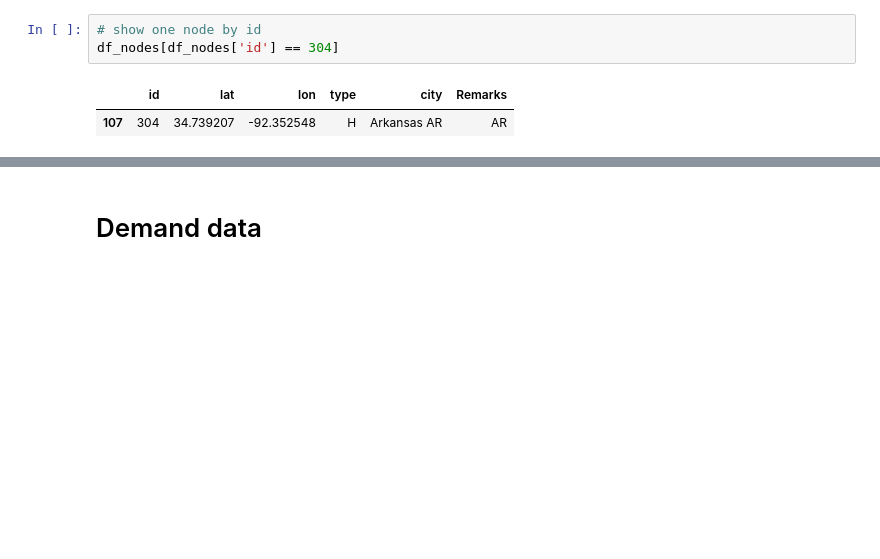
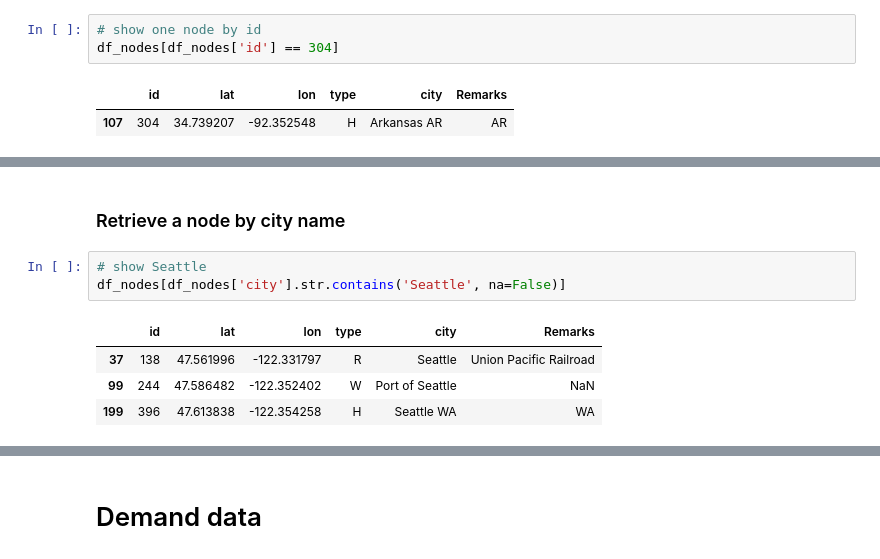
Before and after one commit to ILABUTK/RECOIL_Datasets, a Jupyter notebook: usage.ipynb, the cells around one changed output, grey strips where cells are left out. Drawn from its saved outputs; the diff is of its cells as text; blank space fills up the shorter version.

```diff
--- a/usage.ipynb
+++ b/usage.ipynb
@@ -114,0 +123,10 @@ df_nodes[df_nodes['id'] == 304]
+# %% [markdown]
+### Retrieve a node by city name
+# %%
+# show Seattle
+df_nodes[df_nodes['city'].str.contains('Seattle', na=False)]
+# %% [output]
+|  | id | lat | lon | type | city | Remarks |
+| 37 | 138 | 47.561996 | -122.331797 | R | Seattle | Union Pacific Railroad |
+| 99 | 244 | 47.586482 | -122.352402 | W | Port of Seattle | NaN |
+| 199 | 396 | 47.613838 | -122.354258 | H | Seattle WA | WA |
```
Also changed, not shown: parts of 24 cells of this notebook.
